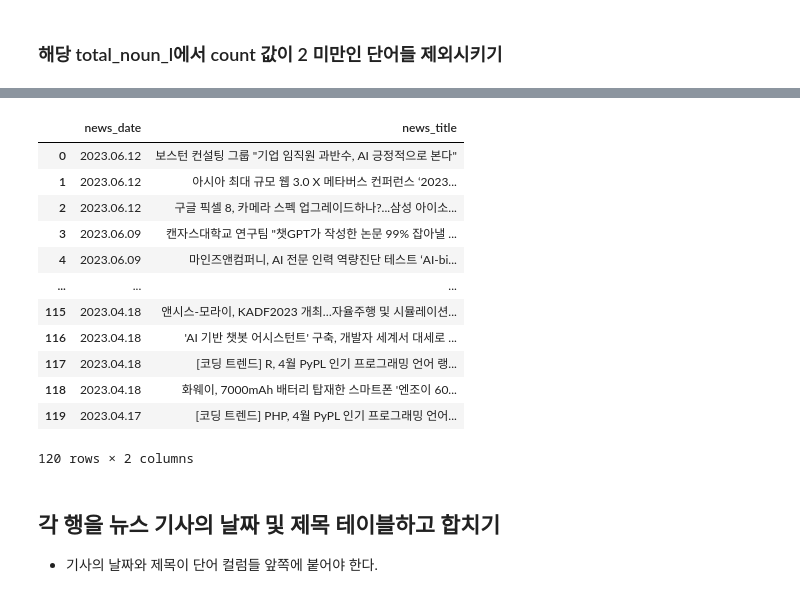
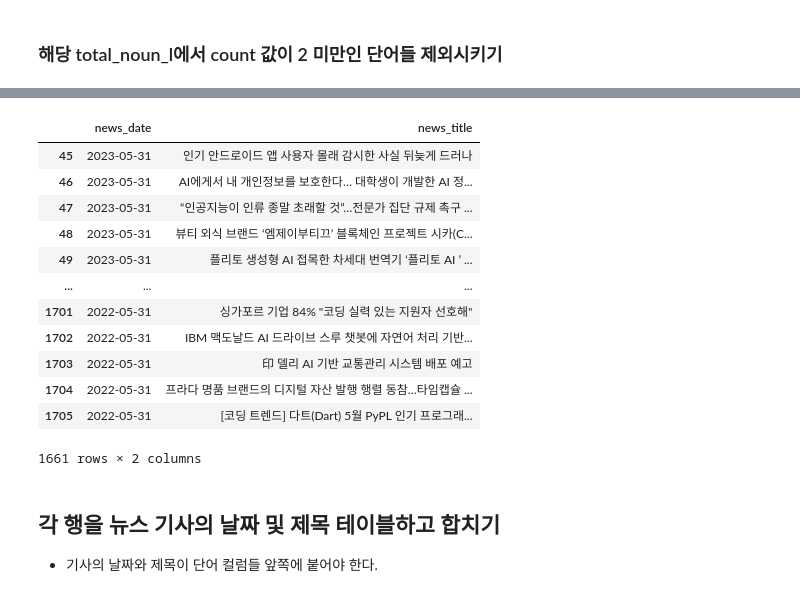
Before and after one commit to lifeandmyth/LearningCrewPrjt, a Jupyter notebook: know_arc_pjt/data_analysis_cwn.ipynb, the cells around one changed output, grey strips where cells are left out. Saved outputs shown, nothing was run; the diff lists cells and outputs as text; code cells hidden in the pictures.

```diff
--- a/know_arc_pjt/data_analysis_cwn.ipynb
+++ b/know_arc_pjt/data_analysis_cwn.ipynb
@@ -207,7 +203,7 @@ word_list = []
 #        'tags_string'])
 
 # 컬럼 'news_title' 가져오기
-rdr = df['news_title']
+rdr = df_filtered['news_title']
 
 # Okt 객체 선언
 okt = Okt()
@@ -219,4 +215,5 @@ for w_bundle in rdr:
     h_word_list.append(list)
     # 웹, 폰 예외 처리 필요
 
-print(h_word_list)
+# print(h_word_list)
+len(h_word_list)
@@ -381,21 +348,21 @@ df.head()
 # %%
 # 전체 열 개수 세기
-df_date_n_title = df.loc[:, ['news_date', 'news_title']]
+df_date_n_title = df_filtered.loc[:, ['news_date', 'news_title']]
 df_date_n_title
 # %% [output]
 |  | news_date | news_title |
-| 0 | 2023.06.12 | 보스턴 컨설팅 그룹 "기업 임직원 과반수, AI 긍정적으로 본다" |
-| 1 | 2023.06.12 | 아시아 최대 규모 웹 3.0 X 메타버스 컨퍼런스 ‘2023... |
-| 2 | 2023.06.12 | 구글 픽셀 8, 카메라 스펙 업그레이드하나?...삼성 아이소... |
-| 3 | 2023.06.09 | 캔자스대학교 연구팀 "챗GPT가 작성한 논문 99% 잡아낼 ... |
-| 4 | 2023.06.09 | 마인즈앤컴퍼니, AI 전문 인력 역량진단 테스트 ‘AI-bi... |
+| 45 | 2023-05-31 | 인기 안드로이드 앱 사용자 몰래 감시한 사실 뒤늦게 드러나 |
+| 46 | 2023-05-31 | AI에게서 내 개인정보를 보호한다… 대학생이 개발한 AI 정... |
+| 47 | 2023-05-31 | “인공지능이 인류 종말 초래할 것”…전문가 집단 규제 촉구 ... |
+| 48 | 2023-05-31 | 뷰티 외식 브랜드 ‘엠제이부티끄’ 블록체인 프로젝트 시카(C... |
+| 49 | 2023-05-31 | 플리토 생성형 AI 접목한 차세대 번역기 ‘플리토 AI ’ ... |
 | ... | ... | ... |
-| 115 | 2023.04.18 | 앤시스-모라이, KADF2023 개최…자율주행 및 시뮬레이션... |
-| 116 | 2023.04.18 | 'AI 기반 챗봇 어시스턴트' 구축, 개발자 세계서 대세로 ... |
-| 117 | 2023.04.18 | [코딩 트렌드] R, 4월 PyPL 인기 프로그래밍 언어 랭... |
-| 118 | 2023.04.18 | 화웨이, 7000mAh 배터리 탑재한 스마트폰 '엔조이 60... |
-| 119 | 2023.04.17 | [코딩 트렌드] PHP, 4월 PyPL 인기 프로그래밍 언어... |
+| 1701 | 2022-05-31 | 싱가포르 기업 84% "코딩 실력 있는 지원자 선호해" |
+| 1702 | 2022-05-31 | IBM 맥도날드 AI 드라이브 스루 챗봇에 자연어 처리 기반... |
+| 1703 | 2022-05-31 | 印 델리 AI 기반 교통관리 시스템 배포 예고 |
+| 1704 | 2022-05-31 | 프라다 명품 브랜드의 디지털 자산 발행 행렬 동참…타임캡슐 ... |
+| 1705 | 2022-05-31 | [코딩 트렌드] 다트(Dart) 5월 PyPL 인기 프로그래... |
-120 rows × 2 columns
+1661 rows × 2 columns
 # %%
 # df_date_n_title.iloc[:, 0]
 # 단어들을 리스트화 한 뒤, 이를 위의 df_date_n_title 데이터프레임에 합치기
```
Also changed, not shown: parts of 17 cells of this notebook, 1 other file.
